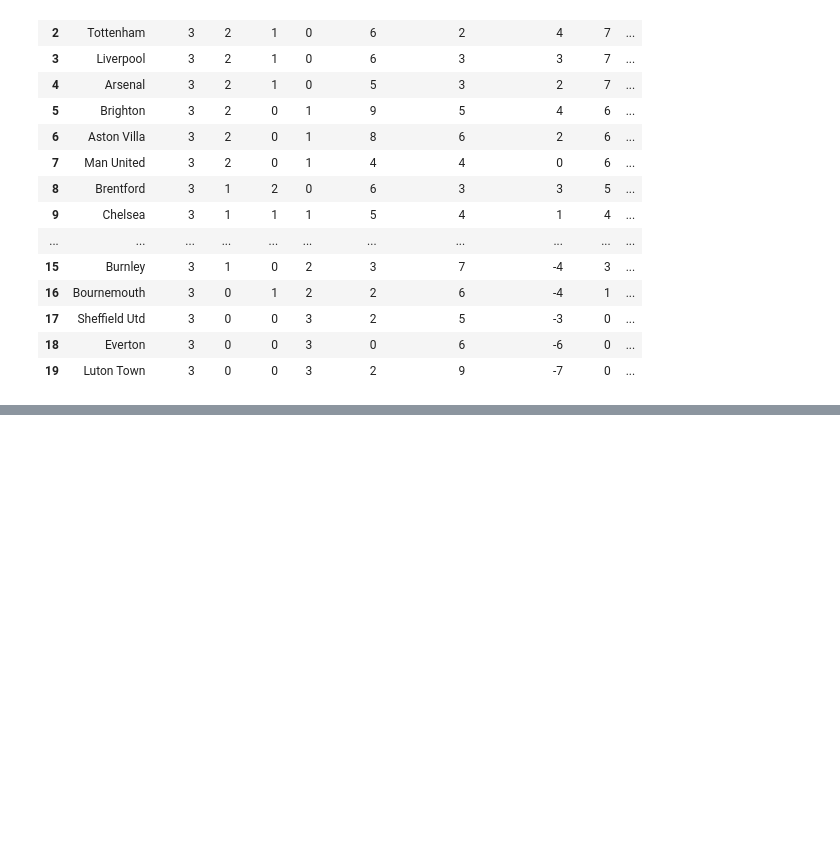
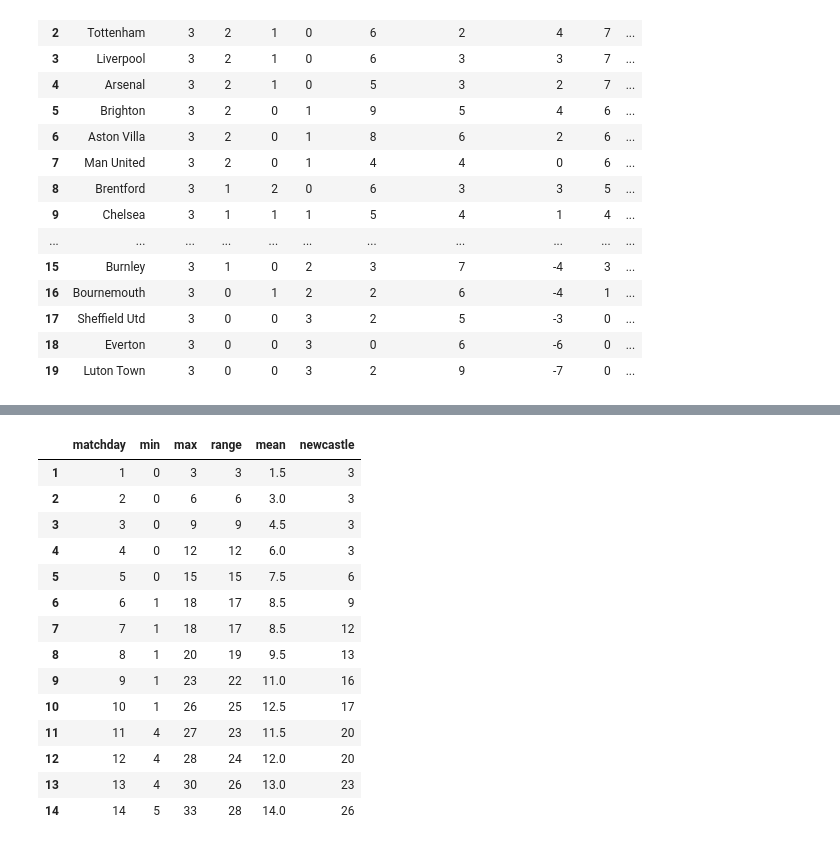
Before and after one commit to solstice035/footballdash, a Jupyter notebook: code/notebooks/results_api-v2.ipynb, the cells around one changed output, grey strips where cells are left out. Saved outputs shown, nothing was run; the diff lists cells and outputs as text; code cells hidden in the pictures; blank space fills up the shorter version.

```diff
--- a/code/notebooks/results_api-v2.ipynb
+++ b/code/notebooks/results_api-v2.ipynb
@@ -310,0 +387,34 @@ df_league_table.head(20)
+# %%
+# drop the points column
+df_pts2 = df_pts.drop(columns=['points'])
+df_pts2.head(20)
+
+# create df_min_max for the min and max points for each matchday
+df_min_max = pd.DataFrame({'matchday': df_pts2.columns[0:]})
+df_min_max['min'] = df_pts2.min()
+df_min_max['max'] = df_pts2.max()
+df_min_max['range'] = df_min_max['max'] - df_min_max['min']
+# add mean
+df_min_max['mean'] = df_min_max['range'] / 2
+# add newcastle's points
+df_min_max['newcastle'] = df_pts2.loc[df_pts2['team'] == 'Newcastle'].values[0][0:]
+
+# drop 0 row
+df_min_max = df_min_max.drop([0])
+df_min_max.head(20)
+# %% [output]
+|  | matchday | min | max | range | mean | newcastle |
+| 1 | 1 | 0 | 3 | 3 | 1.5 | 3 |
+| 2 | 2 | 0 | 6 | 6 | 3.0 | 3 |
+| 3 | 3 | 0 | 9 | 9 | 4.5 | 3 |
+| 4 | 4 | 0 | 12 | 12 | 6.0 | 3 |
+| 5 | 5 | 0 | 15 | 15 | 7.5 | 6 |
+| 6 | 6 | 1 | 18 | 17 | 8.5 | 9 |
+| 7 | 7 | 1 | 18 | 17 | 8.5 | 12 |
+| 8 | 8 | 1 | 20 | 19 | 9.5 | 13 |
+| 9 | 9 | 1 | 23 | 22 | 11.0 | 16 |
+| 10 | 10 | 1 | 26 | 25 | 12.5 | 17 |
+| 11 | 11 | 4 | 27 | 23 | 11.5 | 20 |
+| 12 | 12 | 4 | 28 | 24 | 12.0 | 20 |
+| 13 | 13 | 4 | 30 | 26 | 13.0 | 23 |
+| 14 | 14 | 5 | 33 | 28 | 14.0 | 26 |
```
Also changed, not shown: parts of 7 cells of this notebook, 2 other files.
